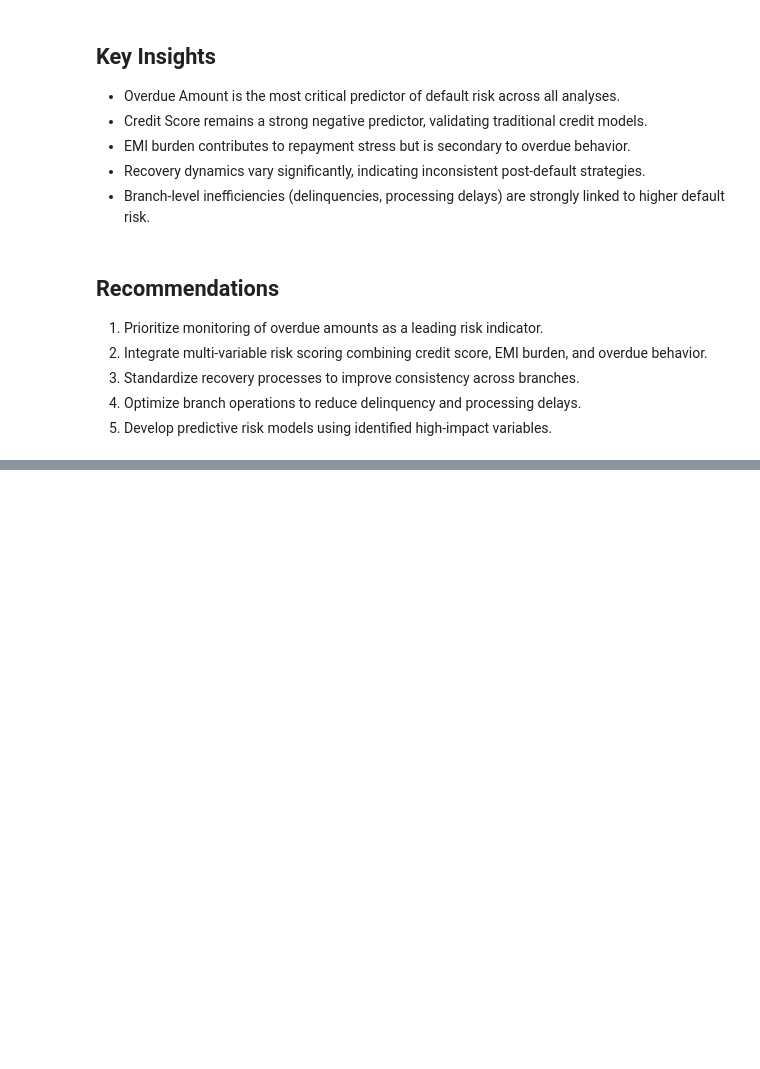
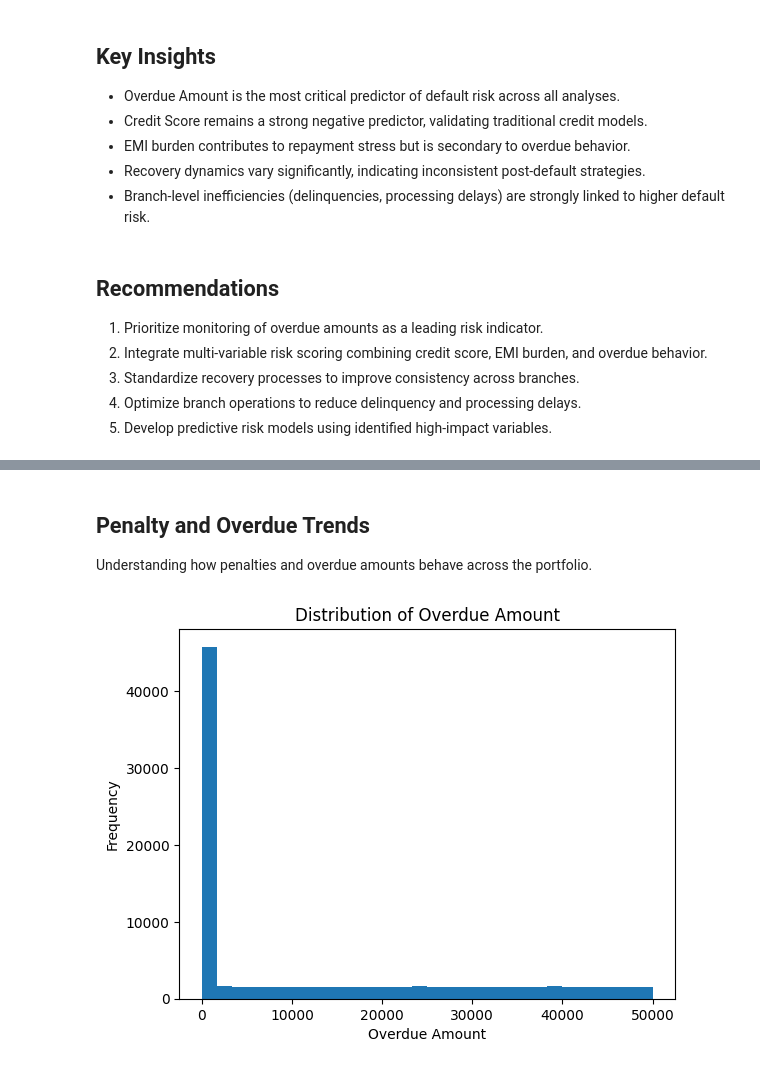
Before and after one commit to madhurmd/hero-fincorp-loan-analysis, a Jupyter notebook: notebooks/analysis.ipynb, the cells around one changed output, grey strips where cells are left out. Saved outputs shown, nothing was run; the diff lists cells and outputs as text; code cells hidden in the pictures; blank space fills up the shorter version.

```diff
--- a/notebooks/analysis.ipynb
+++ b/notebooks/analysis.ipynb
@@ -906,0 +912,13 @@ plt.show()
+# %% [markdown]
+## Penalty and Overdue Trends
+
+Understanding how penalties and overdue amounts behave across the portfolio.
+# %%
+plt.figure()
+plt.hist(loans['Overdue_Amount'].dropna(), bins=30)
+plt.title("Distribution of Overdue Amount")
+plt.xlabel("Overdue Amount")
+plt.ylabel("Frequency")
+plt.show()
+# %% [output]
+[figure, added]
```
Also changed, not shown: parts of 14 cells of this notebook.
